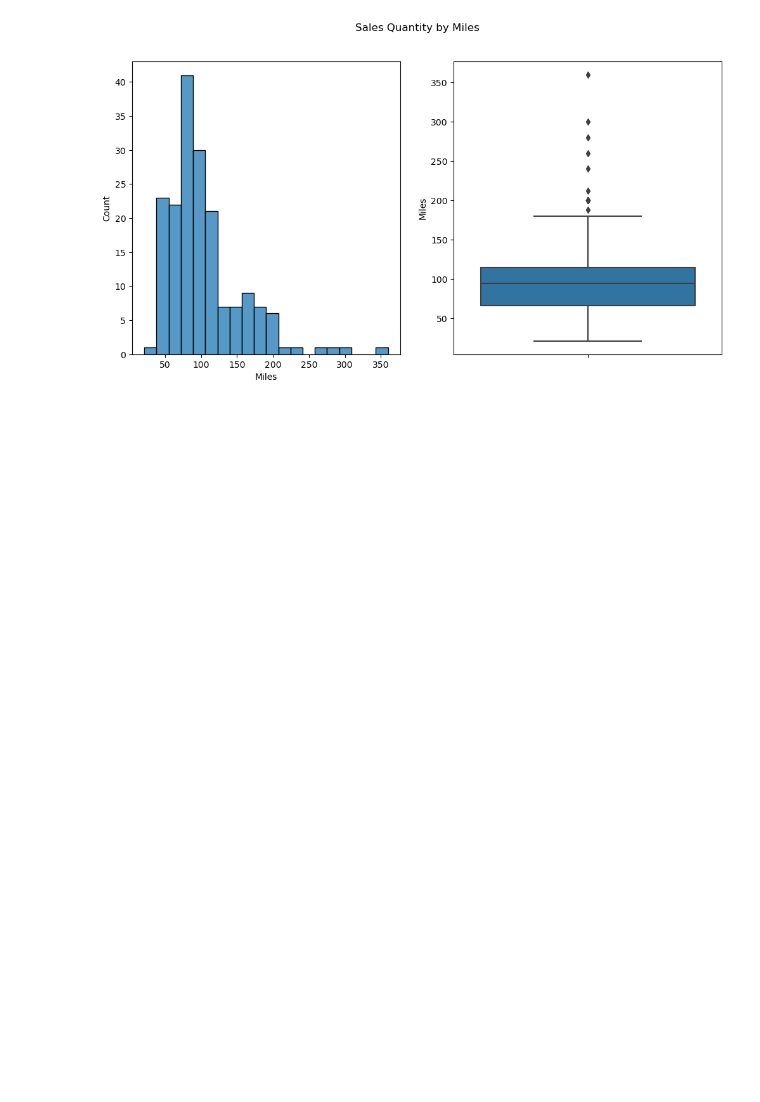
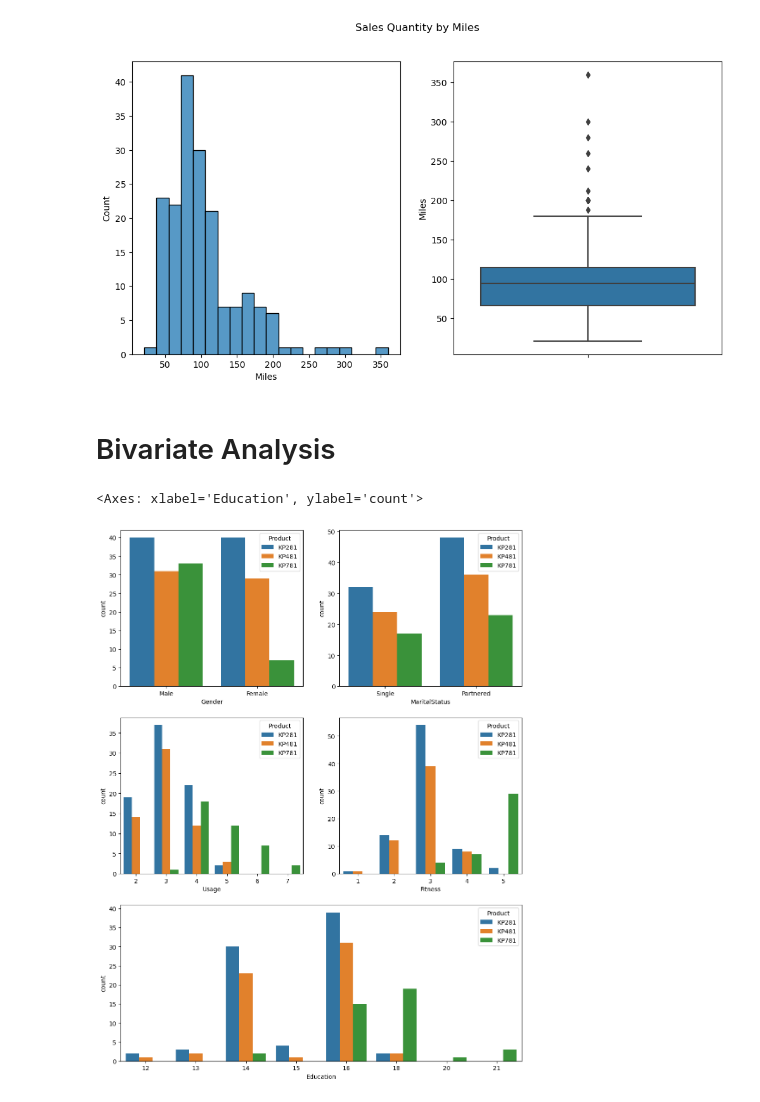
Before and after one commit to muthuganeshece/Business-Case-Study, a Jupyter notebook: Aerofit/Notebook/EDA.ipynb, the cells around one changed output. Cells and saved outputs as stored; diff of their text form; code cells hidden in the pictures; blank space fills up the shorter version.

```diff
--- a/Aerofit/Notebook/EDA.ipynb
+++ b/Aerofit/Notebook/EDA.ipynb
@@ -4,7 +4,8 @@ import pandas as pd
 import matplotlib.pyplot as plt
 import seaborn as sns
 # %%
-raw_data = pd.read_csv(r'E:\Nextstep\Scaler\Business-Case-Study\Aerofit\Dataset\aerofit_treadmill.csv')
+#raw_data = pd.read_csv(r'E:\Nextstep\Scaler\Business-Case-Study\Aerofit\Dataset\aerofit_treadmill.csv')
+raw_data = pd.read_csv(r'F:\Muthu_2023\Personal\NextStep\DSCourse\Scaler\Business-Case-Study\Aerofit\Dataset\aerofit_treadmill.csv')
 # %%
 raw_data.head()
 # %% [output]
@@ -127,3 +134,20 @@ plot_hist(raw_data, 'Income')
 plot_hist(raw_data, 'Miles')
 # %% [output]
 [figure]
+# %% [markdown]
+# Bivariate Analysis
+# %%
+plt.figure(figsize=(12, 16))
+plt.subplot(3,2,1)
+sns.countplot(data = raw_data, hue = 'Product', x='Gender')
+plt.subplot(3,2,2)
+sns.countplot(data = raw_data, hue = 'Product', x='MaritalStatus')
+plt.subplot(3,2,3)
+sns.countplot(data = raw_data, hue = 'Product', x='Usage')
+plt.subplot(3,2,4)
+sns.countplot(data = raw_data, hue = 'Product', x='Fitness')
+plt.subplot(3,1,3)
+sns.countplot(data = raw_data, hue = 'Product', x='Education')
+# %% [output]
+<Axes: xlabel='Education', ylabel='count'>
+[figure, added]
```
Also changed, not shown: parts of 16 cells of this notebook.
